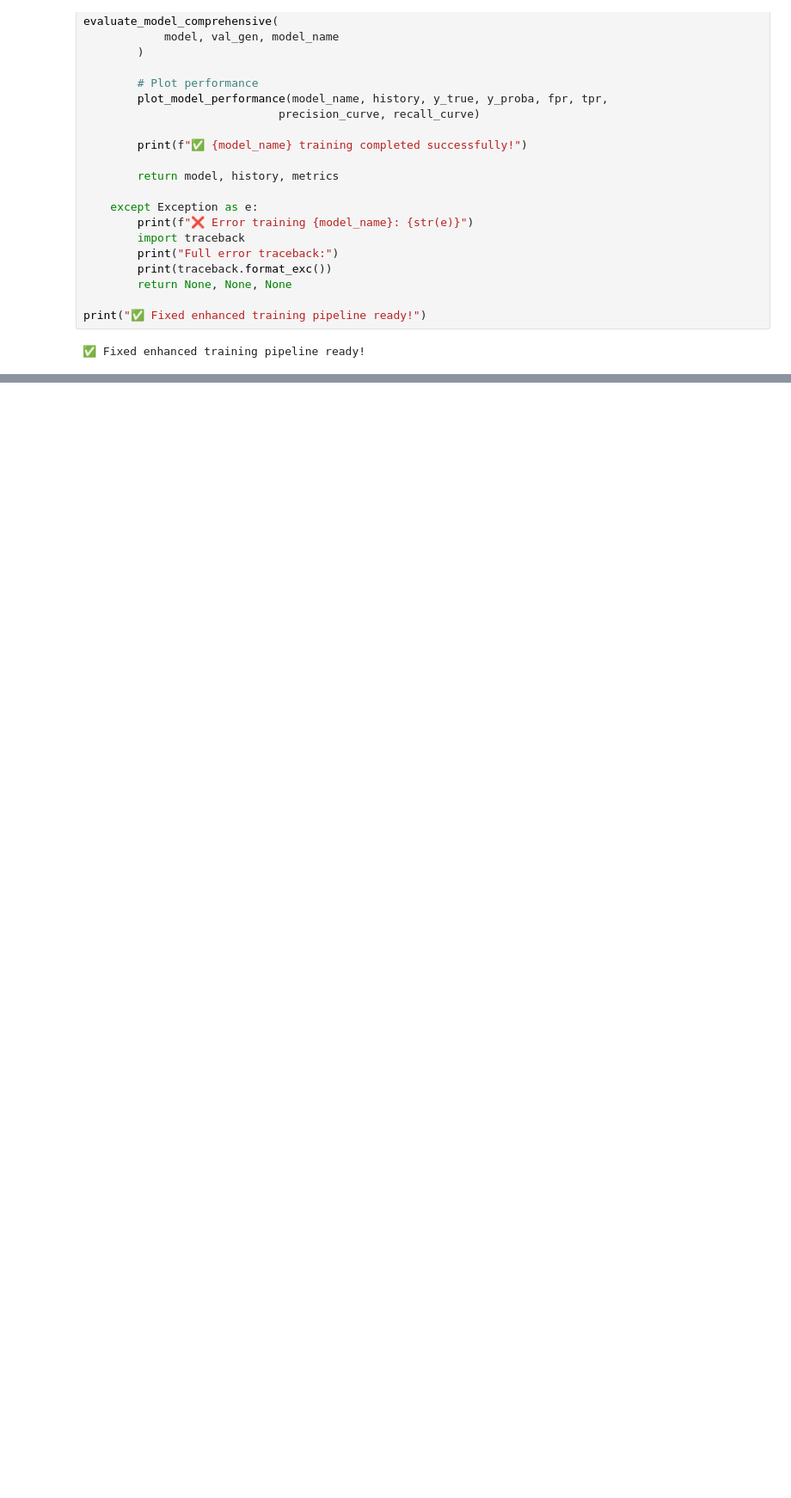
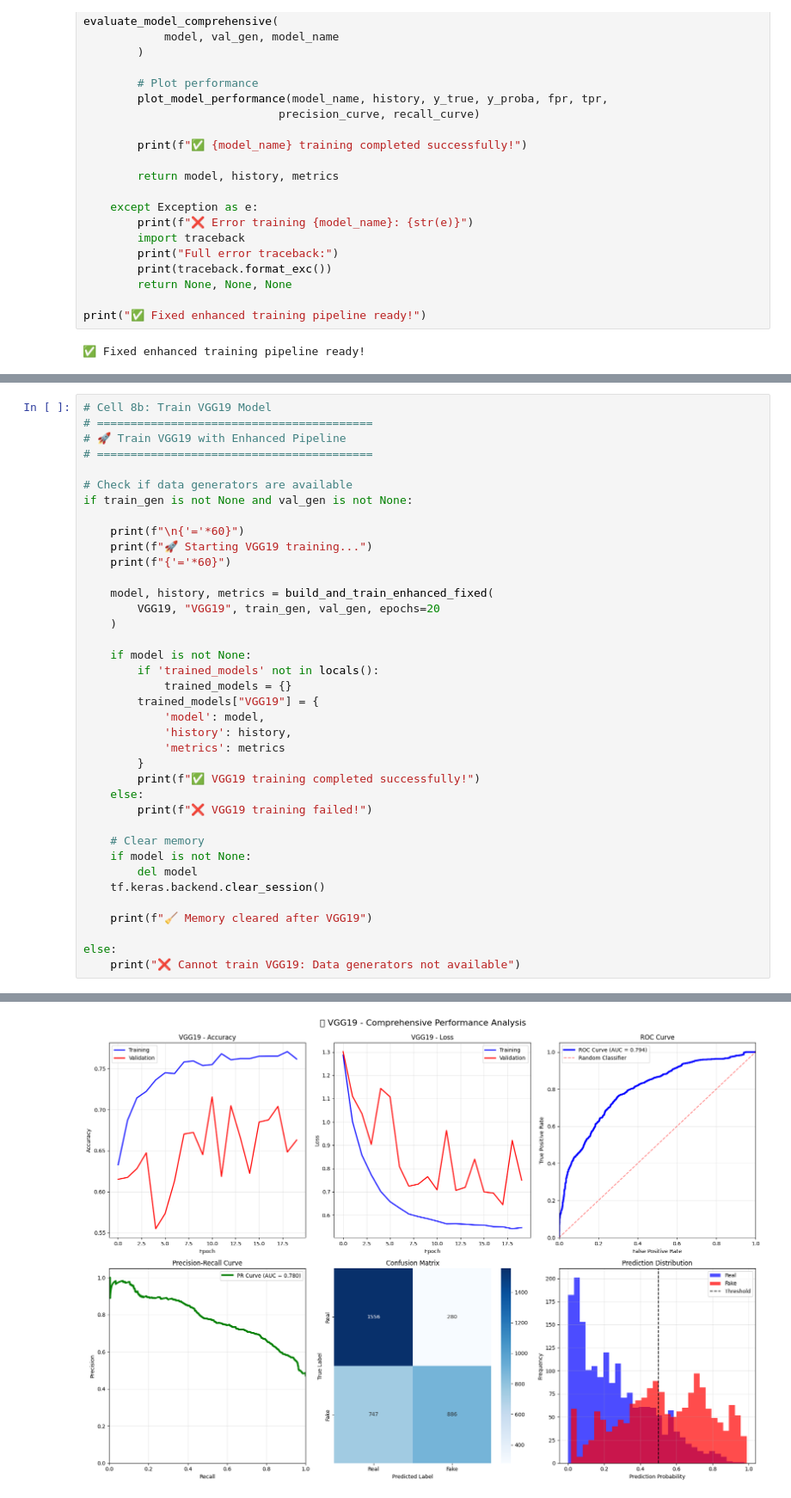
Before and after one commit to Avinash-yadav103/DeepFake, a Jupyter notebook: pretrainedmodeldeepfake.ipynb, the cells around one changed output, grey strips where cells are left out. Shown at 86% size. Saved outputs shown, nothing was run; the diff lists cells and outputs as text; blank space fills up the shorter version.

```diff
--- a/pretrainedmodeldeepfake.ipynb
+++ b/pretrainedmodeldeepfake.ipynb
@@ -1003,0 +901,39 @@ Epoch 5/12
+# %%
+# Cell 8b: Train VGG19 Model
+# =========================================
+# 🚀 Train VGG19 with Enhanced Pipeline
+# =========================================
+
+# Check if data generators are available
+if train_gen is not None and val_gen is not None:
+
+    print(f"\n{'='*60}")
+    print(f"🚀 Starting VGG19 training...")
+    print(f"{'='*60}")
+
+    model, history, metrics = build_and_train_enhanced_fixed(
+        VGG19, "VGG19", train_gen, val_gen, epochs=20
+    )
+
+    if model is not None:
+        if 'trained_models' not in locals():
+            trained_models = {}
+        trained_models["VGG19"] = {
+            'model': model,
+            'history': history,
+            'metrics': metrics
+        }
+        print(f"✅ VGG19 training completed successfully!")
+    else:
+        print(f"❌ VGG19 training failed!")
+
+    # Clear memory
+    if model is not None:
+        del model
+    tf.keras.backend.clear_session()
+
+    print(f"🧹 Memory cleared after VGG19")
+
+else:
+    print("❌ Cannot train VGG19: Data generators not available")
+# %% [output]
@@ -1003,0 +980 @@ Epoch 5/12
+[figure, added]
```
Also changed, not shown: parts of 10 cells of this notebook.
